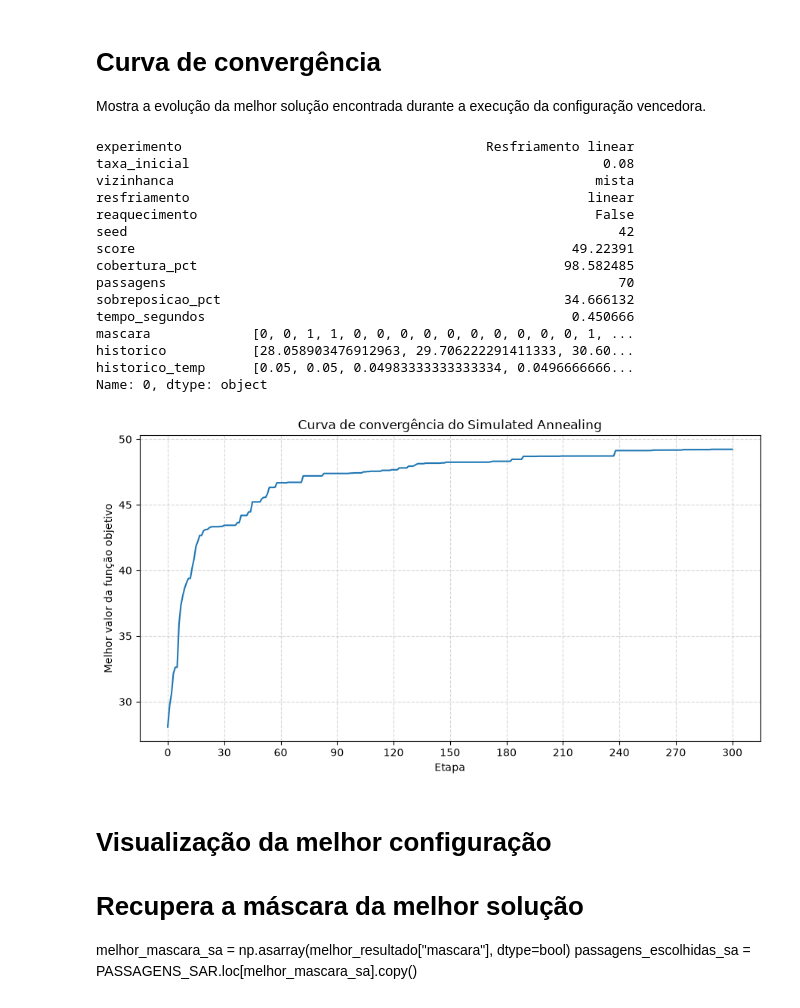
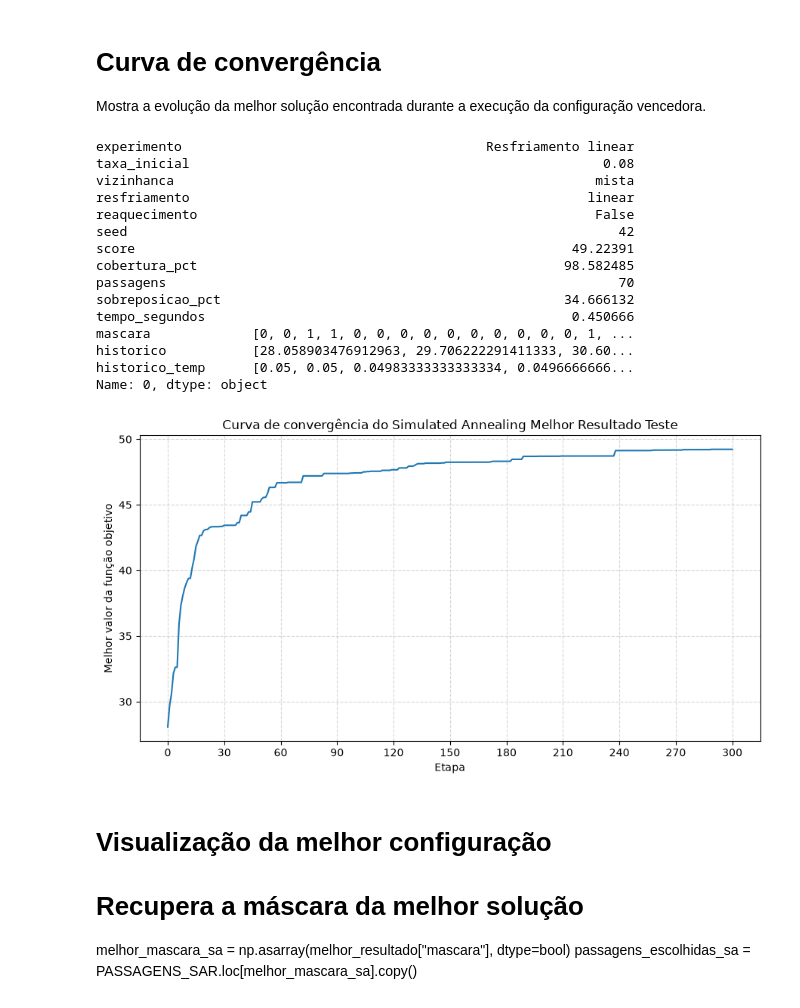
Before and after one commit to AbnerErnaniADSFatec/optimization_algorithms_impl, a Jupyter notebook: simulated_annealing_com_gulosa.ipynb, the cells around one changed output. Saved outputs shown, nothing was run; the diff lists cells and outputs as text; code cells hidden in the pictures.

```diff
--- a/simulated_annealing_com_gulosa.ipynb
+++ b/simulated_annealing_com_gulosa.ipynb
@@ -606,35 +606,35 @@ plt.plot(
     historico_melhor
 )
 
 plt.xlabel("Etapa")
 plt.ylabel("Melhor valor da função objetivo")
-plt.title("Curva de convergência do Simulated Annealing")
+plt.title("Curva de convergência do Simulated Annealing Melhor Resultado Teste")
 
 plt.xticks(
     range(0, len(historico_melhor),
           max(1, len(historico_melhor)//10))
 )
 
 plt.grid(True, linestyle="--", alpha=0.5)
 plt.tight_layout()
 plt.show()
 # %% [output]
 experimento                                       Resfriamento linear
 taxa_inicial                                                     0.08
 vizinhanca                                                      mista
 resfriamento                                                   linear
 reaquecimento                                                   False
 seed                                                               42
 score                                                        49.22391
 cobertura_pct                                               98.582485
 passagens                                                          70
 sobreposicao_pct                                            34.666132
 tempo_segundos                                               0.450666
 mascara             [0, 0, 1, 1, 0, 0, 0, 0, 0, 0, 0, 0, 0, 0, 1, ...
 historico           [28.058903476912963, 29.706222291411333, 30.60...
 historico_temp      [0.05, 0.05, 0.04983333333333334, 0.0496666666...
 Name: 0, dtype: object
-[figure, old version]
+[figure, new version]
 # %% [markdown]
 # Visualização da melhor configuração
 
```
Also changed, not shown: parts of 2 cells of this notebook, 1 other file.
